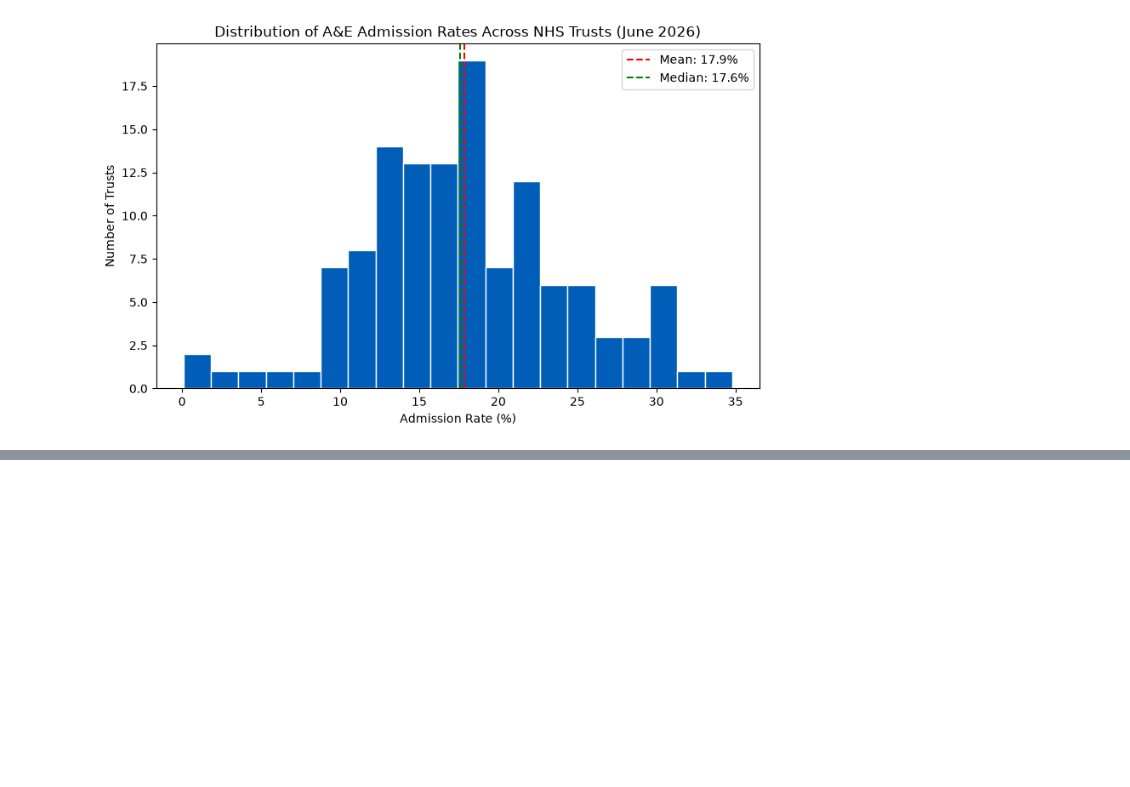
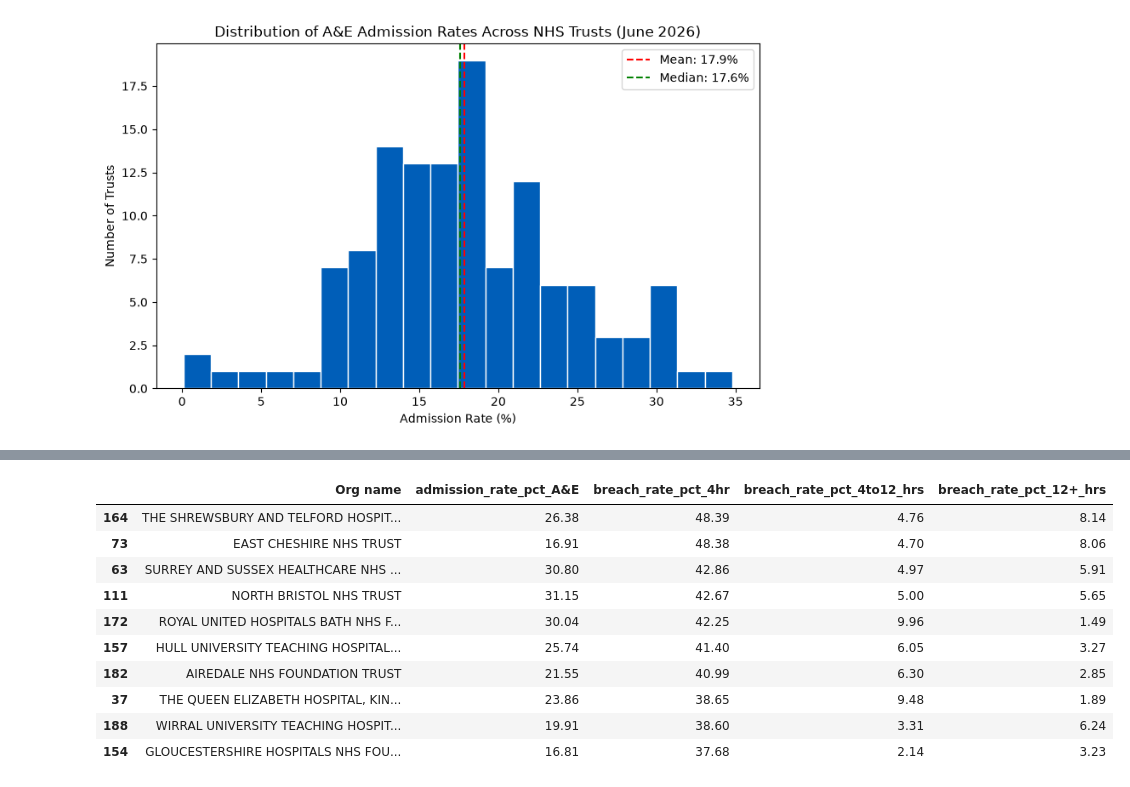
Before and after one commit to Arun-Kumar-Venugopal/nhs-portfolio, a Jupyter notebook: project-01-ae-admissions/notebooks/01_data_inspection.ipynb, the cells around one changed output, grey strips where cells are left out. Saved outputs shown, nothing was run; the diff lists cells and outputs as text; code cells hidden in the pictures; blank space fills up the shorter version.

```diff
--- a/project-01-ae-admissions/notebooks/01_data_inspection.ipynb
+++ b/project-01-ae-admissions/notebooks/01_data_inspection.ipynb
@@ -293,0 +423,15 @@ plt.show()
+# %%
+ae_jun2026_clean_df[['Org name','admission_rate_pct_A&E','breach_rate_pct_4hr','breach_rate_pct_4to12_hrs','breach_rate_pct_12+_hrs']].sort_values(
+    'breach_rate_pct_4hr',ascending=False).head(10)
+# %% [output]
+|  | Org name | admission_rate_pct_A&E | breach_rate_pct_4hr | breach_rate_pct_4to12_hrs | breach_rate_pct_12+_hrs |
+| 164 | THE SHREWSBURY AND TELFORD HOSPIT... | 26.38 | 48.39 | 4.76 | 8.14 |
+| 73 | EAST CHESHIRE NHS TRUST | 16.91 | 48.38 | 4.70 | 8.06 |
+| 63 | SURREY AND SUSSEX HEALTHCARE NHS ... | 30.80 | 42.86 | 4.97 | 5.91 |
+| 111 | NORTH BRISTOL NHS TRUST | 31.15 | 42.67 | 5.00 | 5.65 |
+| 172 | ROYAL UNITED HOSPITALS BATH NHS F... | 30.04 | 42.25 | 9.96 | 1.49 |
+| 157 | HULL UNIVERSITY TEACHING HOSPITAL... | 25.74 | 41.40 | 6.05 | 3.27 |
+| 182 | AIREDALE NHS FOUNDATION TRUST | 21.55 | 40.99 | 6.30 | 2.85 |
+| 37 | THE QUEEN ELIZABETH HOSPITAL, KIN... | 23.86 | 38.65 | 9.48 | 1.89 |
+| 188 | WIRRAL UNIVERSITY TEACHING HOSPIT... | 19.91 | 38.60 | 3.31 | 6.24 |
+| 154 | GLOUCESTERSHIRE HOSPITALS NHS FOU... | 16.81 | 37.68 | 2.14 | 3.23 |
```
Also changed, not shown: parts of 22 cells of this notebook.
